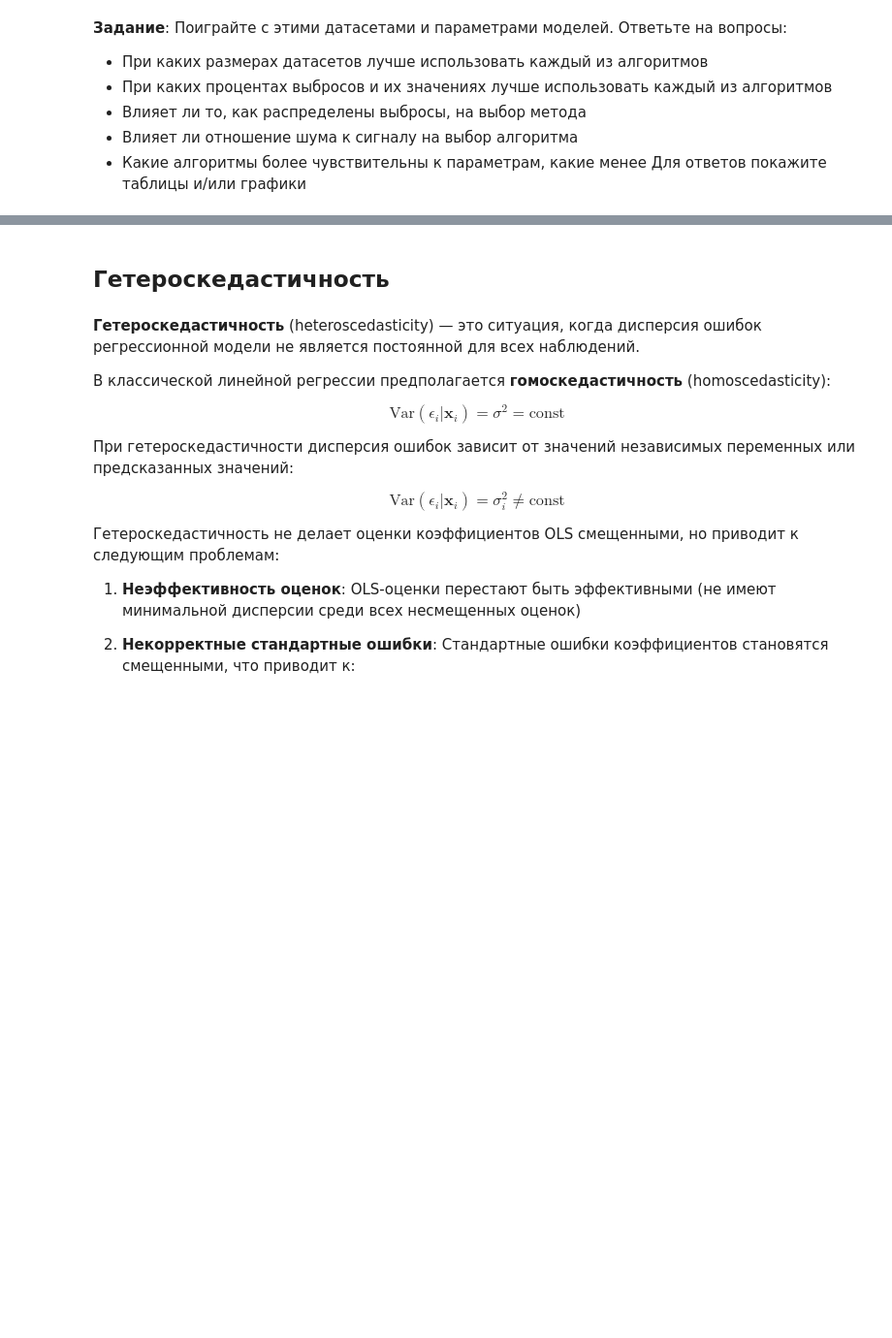
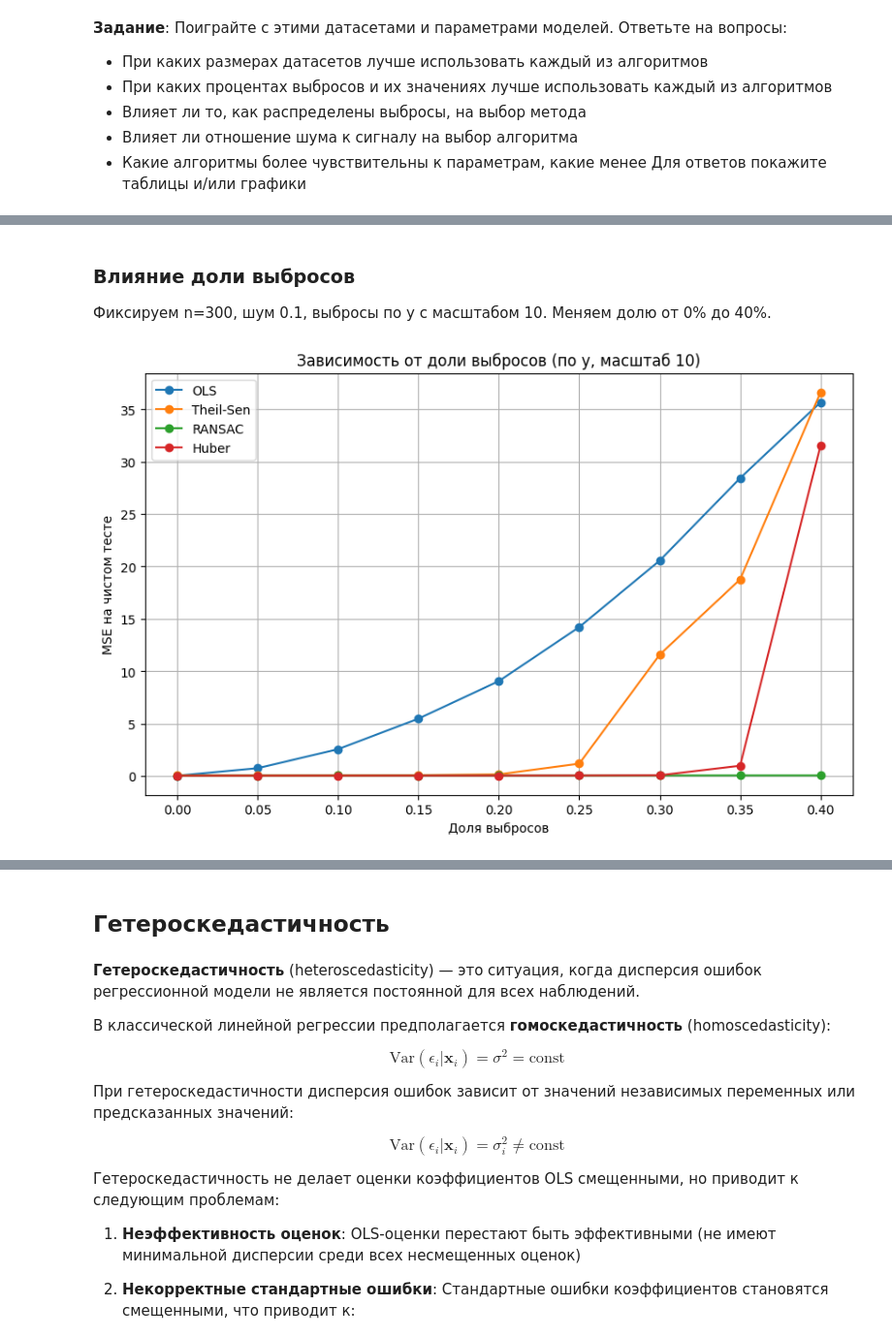
Before and after one commit to akpchelkova/spbu_ml_2026, a Jupyter notebook: notebooks/linear_regression.ipynb, the cells around one changed output, grey strips where cells are left out. Shown at 97% size. Drawn from its saved outputs; the diff is of its cells as text; code cells hidden in the pictures; blank space fills up the shorter version.

```diff
--- a/notebooks/linear_regression.ipynb
+++ b/notebooks/linear_regression.ipynb
@@ -560,0 +703,27 @@ errors_df
+# %% [markdown]
+### Влияние доли выбросов
+
+Фиксируем n=300, шум 0.1, выбросы по y с масштабом 10. Меняем долю от 0% до 40%.
+# %%
+outlier_fracs = np.linspace(0, 0.4, 9)
+results_frac = {name: [] for name in estimators}
+for frac in outlier_fracs:
+    mse_list = {name: [] for name in estimators}
+    for _ in range(N_TRIALS):
+        X, y = generate_data(n_samples=300, outlier_frac=frac, outlier_scale=10, outlier_type='y')
+        mse = evaluate_models(X, y, X_test, y_test)
+        for name in estimators:
+            mse_list[name].append(mse[name])
+    for name in estimators:
+        results_frac[name].append(np.mean(mse_list[name]))
+plt.figure(figsize=(10,6))
+for name in estimators:
+    plt.plot(outlier_fracs, results_frac[name], marker='o', label=name)
+plt.xlabel('Доля выбросов')
+plt.ylabel('MSE на чистом тесте')
+plt.title('Зависимость от доли выбросов (по y, масштаб 10)')
+plt.legend()
+plt.grid(True)
+plt.show()
+# %% [output]
+[figure, added]
```
Also changed, not shown: parts of 38 cells of this notebook.
